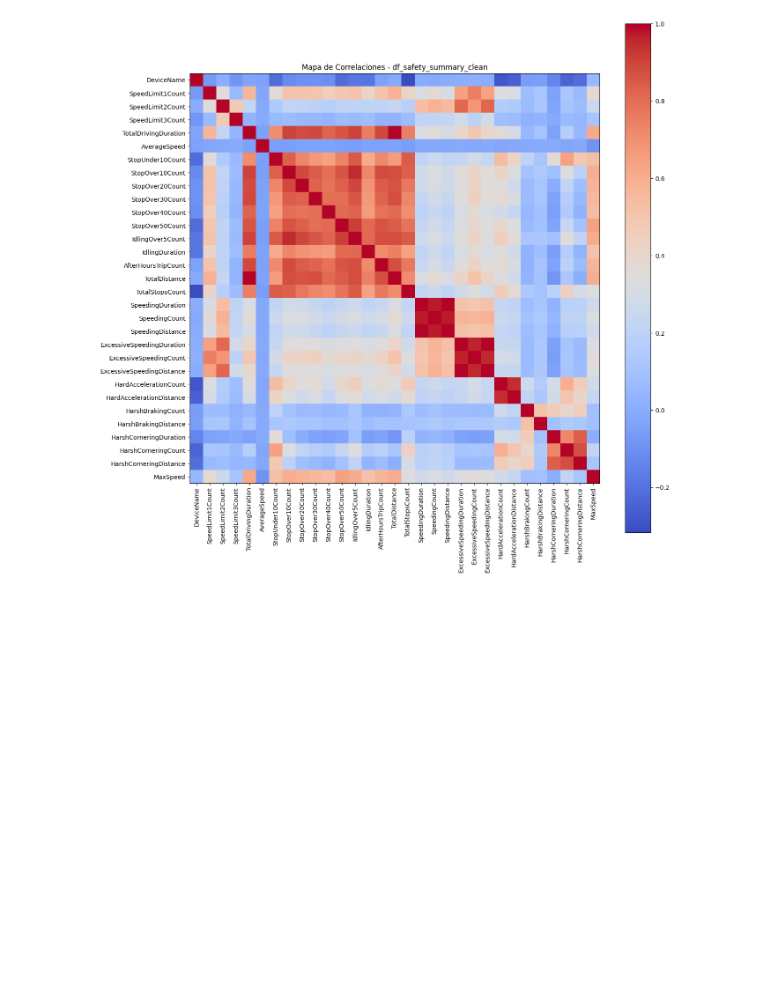
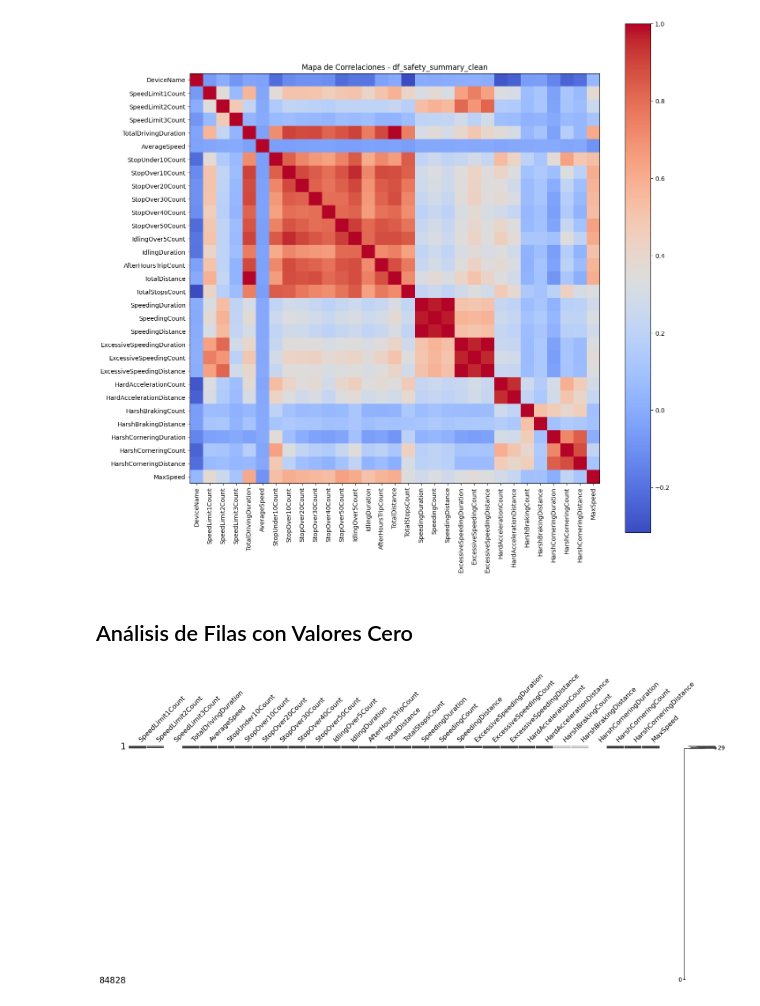
Before and after one commit to VictorRegueiraForza/proyecto-integrador-equipo25-1, a Jupyter notebook: Avance1Equipo25/Avance1Equipo25.ipynb, the cells around one changed output. Saved outputs shown, nothing was run; the diff lists cells and outputs as text; code cells hidden in the pictures; blank space fills up the shorter version.

```diff
--- a/Avance1Equipo25/Avance1Equipo25.ipynb
+++ b/Avance1Equipo25/Avance1Equipo25.ipynb
@@ -1477,3 +1514,15 @@ plt.title('Mapa de Correlaciones - df_safety_summary_clean')
 plt.show()
 # %% [output]
 [figure]
+# %%
+# Reemplazar los valores 0 por NaN en df_safety
+df_safety_nan = df_safety_original.replace(0, np.nan)
+# %% [markdown]
+## Análisis de Filas con Valores Cero
+# %%
+import missingno as msno
+#Visualizar la falta de datos
+msno.matrix(df_safety_nan)
+plt.show()
+# %% [output]
+[figure, added]
```
Also changed, not shown: parts of 11 cells of this notebook.
